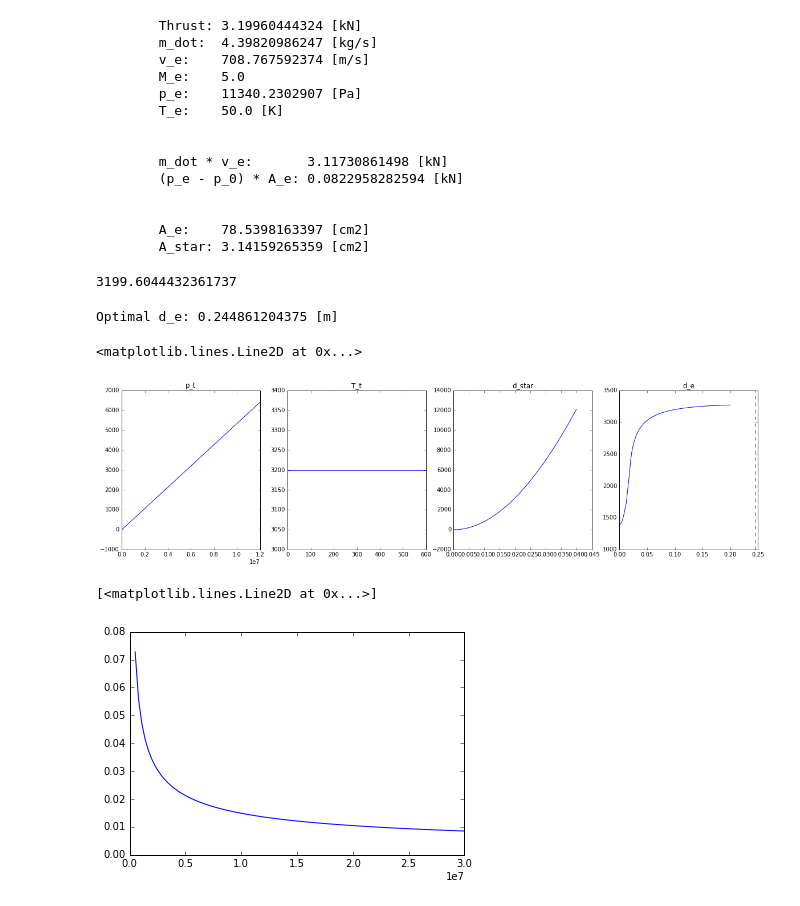
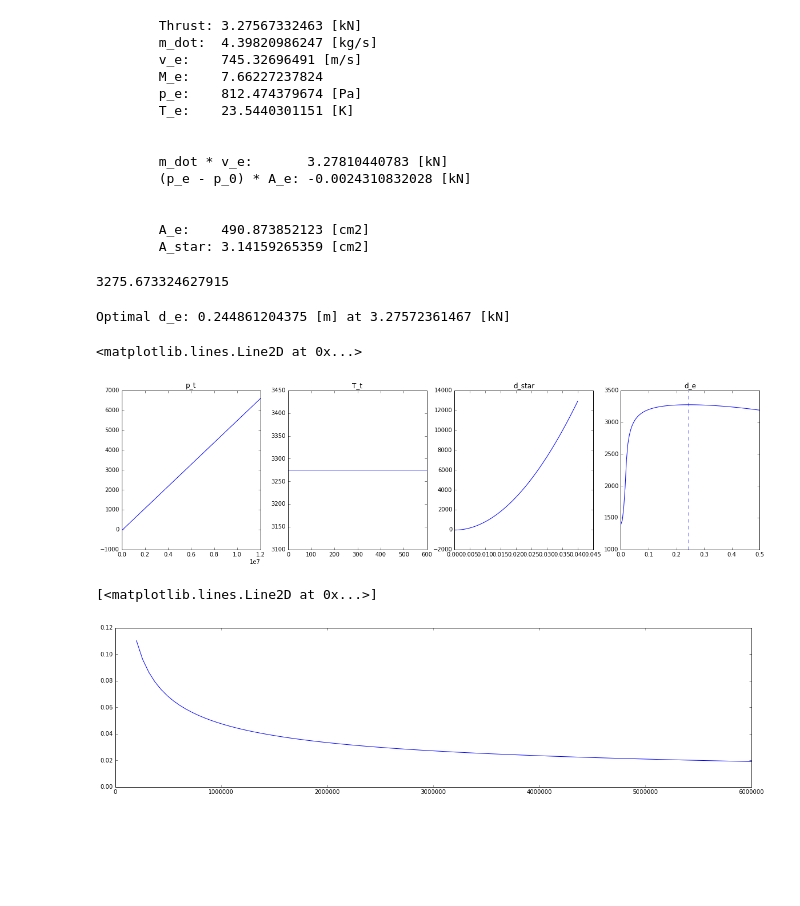
Before and after one commit to morloy/aero_propulsion, a Jupyter notebook: Thrust.ipynb, the cells around one changed output. Cells and saved outputs as stored; diff of their text form; code cells hidden in the pictures; blank space fills up the shorter version.

Commit message:
adapt exit diameter to match tube pressure

```diff
--- a/Thrust.ipynb
+++ b/Thrust.ipynb
@@ -12,7 +12,7 @@ import matplotlib.pyplot as plt
 p_t = 60. * 10**5  # pressure in tank [Pa]
 T_t = 300.          # temperature in tank [K]
 d_star = .02        # diameter at throat [m]
-d_e = .1            # diameter at exit [m]
+d_e = .25            # diameter at exit [m]
 
 
 gam = 1.4           # specific heat ratio for oxygen
@@ -57,21 +57,21 @@ def computeThrust(p_t, T_t, d_star, d_e, debug=False):
 
 computeThrust(p_t, T_t, d_star, d_e, True)
 # %% [output]
-        Thrust: 3.19960444324 [kN]
+        Thrust: 3.27567332463 [kN]
         m_dot:  4.39820986247 [kg/s]
-        v_e:    708.767592374 [m/s]
-        M_e:    5.0
-        p_e:    11340.2302907 [Pa]
-        T_e:    50.0 [K]
+        v_e:    745.32696491 [m/s]
+        M_e:    7.66227237824
+        p_e:    812.474379674 [Pa]
+        T_e:    23.5440301151 [K]
 
 
-        m_dot * v_e:       3.11730861498 [kN]
-        (p_e - p_0) * A_e: 0.0822958282594 [kN]
+        m_dot * v_e:       3.27810440783 [kN]
+        (p_e - p_0) * A_e: -0.0024310832028 [kN]
 
 
-        A_e:    78.5398163397 [cm2]
+        A_e:    490.873852123 [cm2]
         A_star: 3.14159265359 [cm2]
-3199.6044432361737
+3275.673324627915
 # %%
 # Thrust vs [ p_t, T_t, d_star, d_e ]
 
@@ -98,21 +98,21 @@ ax[2].plot(d, thrust(p_t, T_t, d, d_e))
 d = np.linspace(0.0001,2.*d_e,100)
 
 d_e_opt = minimize_scalar(lambda d: -computeThrust(p_t, T_t, d_star, d), bounds=(.1, 1.), method='bounded').x
-print "Optimal d_e: {} [m] at {} [kN]".format(d_e_opt, computeThrust(p_t, T_t, d_star, d_e_opt))
+print "Optimal d_e: {} [m] at {} [kN]".format(d_e_opt, computeThrust(p_t, T_t, d_star, d_e_opt)/1000.)
 
 ax[3].set_title('d_e')
 ax[3].plot(d, thrust(p_t, T_t, d_star, d))
 ax[3].axvline(d_e_opt, linestyle='dashed')
 # %% [output]
-Optimal d_e: 0.244861204375 [m]
+Optimal d_e: 0.244861204375 [m] at 3.27572361467 [kN]
 <matplotlib.lines.Line2D at 0x...>
-[figure, old version]
+[figure, new version]
 # %%
 # Compute d_star for given thrust (3 kN) vs pressure
 
 computeDStar = np.vectorize(lambda p: fsolve(lambda x: computeThrust(p, T_t, x, d_e) - 3000., 10., )[0])
-p = np.linspace(5.*100000,p_t,100)
+p = np.linspace(2.*100000,p_t,100)
 plt.plot(p, computeDStar(p))
 # %% [output]
 [<matplotlib.lines.Line2D at 0x...>]
-[figure, old version]
+[figure, new version]
```
